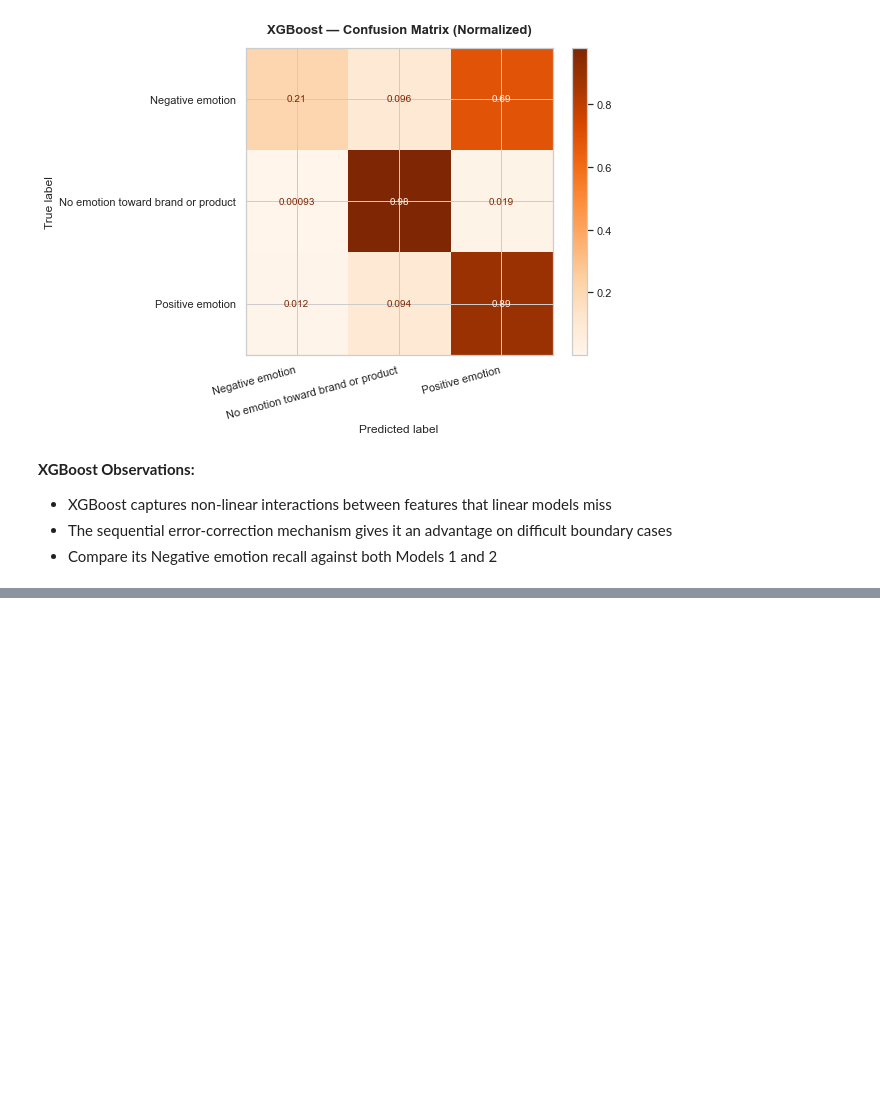
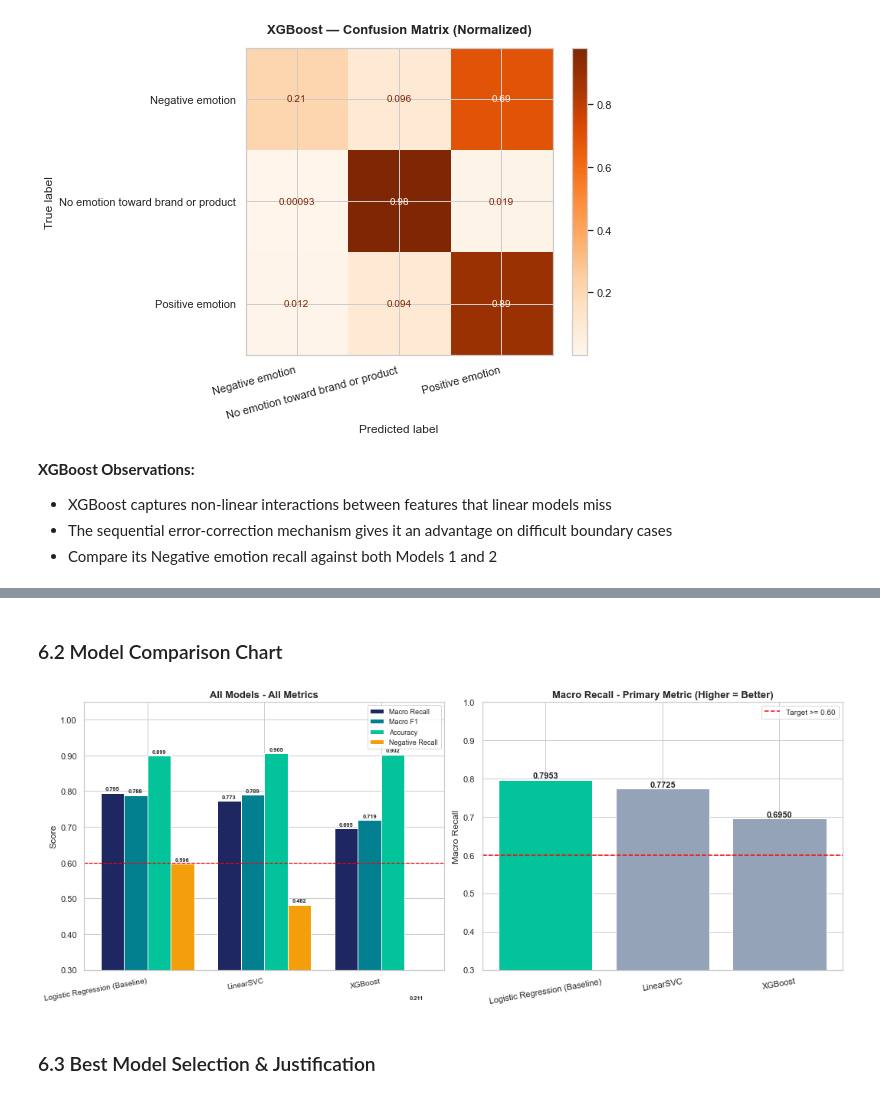
Before and after one commit to Dortts/Twitter_Sentiment_Project, a Jupyter notebook: Twitter_Sentiment_Analysis.ipynb, the cells around one changed output, grey strips where cells are left out. Drawn from its saved outputs; the diff is of its cells as text; code cells hidden in the pictures; blank space fills up the shorter version.

```diff
--- a/Twitter_Sentiment_Analysis.ipynb
+++ b/Twitter_Sentiment_Analysis.ipynb
@@ -995,0 +763,13 @@ NameError: name 'ConfusionMatrixDisplay' is not defined
+# %%
+results_df = pd.DataFrame(results).set_index('Model')
+print("=== MODEL COMPARISON ===")
+print(results_df.round(4).to_string())
+print()
+
+best_model = results_df['Macro Recall'].idxmax()
+best_scores = results_df.loc[best_model]
+print(f"🏆  Best Model by Macro Recall: {best_model}")
+print(f"    Macro Recall    : {best_scores['Macro Recall']:.4f}")
+print(f"    Macro F1        : {best_scores['Macro F1']:.4f}")
+print(f"    Accuracy        : {best_scores['Accuracy']:.4f}")
+print(f"    Negative Recall : {best_scores['Negative Recall']:.4f}")
@@ -995,0 +789,51 @@ NameError: name 'ConfusionMatrixDisplay' is not defined
+# %% [markdown]
+### 6.2 Model Comparison Chart
+# %%
+import matplotlib.ticker as mticker
+fig, axes = plt.subplots(1, 2, figsize=(15, 6))
+
+metrics    = ['Macro Recall', 'Macro F1', 'Accuracy', 'Negative Recall']
+model_names = results_df.index.tolist()
+x = np.arange(len(model_names))
+width = 0.20
+colors = ['#1E2761', '#028090', '#02C39A', '#F59E0B']
+
+# Grouped bar chart
+for i, (metric, color) in enumerate(zip(metrics, colors)):
+    offset = (i - 1.5) * width
+    bars = axes[0].bar(x + offset, results_df[metric], width,
+                        label=metric, color=color, edgecolor='white')
+    for bar in bars:
+        axes[0].text(bar.get_x() + bar.get_width()/2,
+                     bar.get_height() + 0.005,
+                     f'{bar.get_height():.3f}',
+                     ha='center', va='bottom', fontsize=7.5, fontweight='bold')
+
+axes[0].set_xticks(x)
+axes[0].set_xticklabels(model_names, fontsize=10, rotation=10, ha='right')
+axes[0].set_ylim(0.3, 1.05)
+axes[0].set_ylabel('Score')
+axes[0].set_title('All Models - All Metrics', fontsize=13, fontweight='bold')
+axes[0].legend(fontsize=9)
+axes[0].yaxis.set_major_formatter(mticker.FormatStrFormatter('%.2f'))
+axes[0].axhline(0.60, color='red', linestyle='--', linewidth=1.2, label='Recall target (0.60)')
+
+# Macro Recall highlight
+recall_vals = results_df['Macro Recall']
+bar_colors = ['#02C39A' if m == best_model else '#94A3B8' for m in model_names]
+axes[1].bar(model_names, recall_vals, color=bar_colors, edgecolor='white')
+for i, (name, val) in enumerate(zip(model_names, recall_vals)):
+    axes[1].text(i, val + 0.005, f'{val:.4f}', ha='center', fontsize=11, fontweight='bold')
+axes[1].set_ylim(0.3, 1.0)
+axes[1].set_title('Macro Recall - Primary Metric (Higher = Better)', fontsize=13, fontweight='bold')
+axes[1].set_ylabel('Macro Recall')
+axes[1].axhline(0.60, color='red', linestyle='--', linewidth=1.5, label='Target >= 0.60')
+axes[1].legend(fontsize=10)
+axes[1].tick_params(axis='x', rotation=10)
+
+plt.tight_layout()
+plt.show()
+# %% [output]
+[figure, added]
+# %% [markdown]
+### 6.3 Best Model Selection & Justification
```
Also changed, not shown: parts of 26 cells of this notebook.
